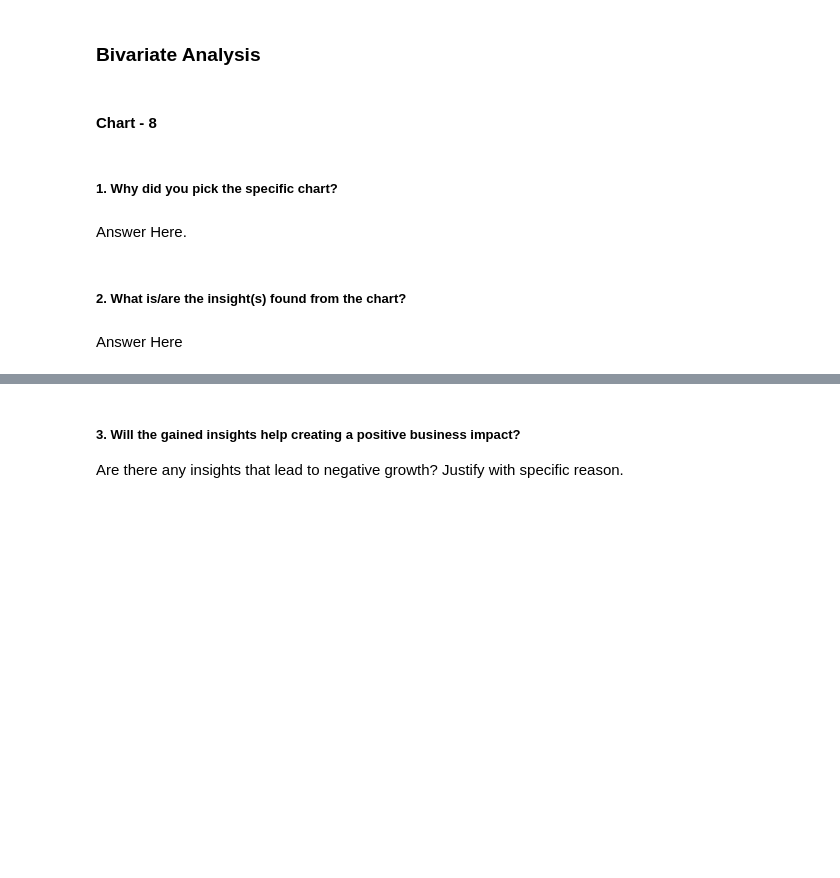
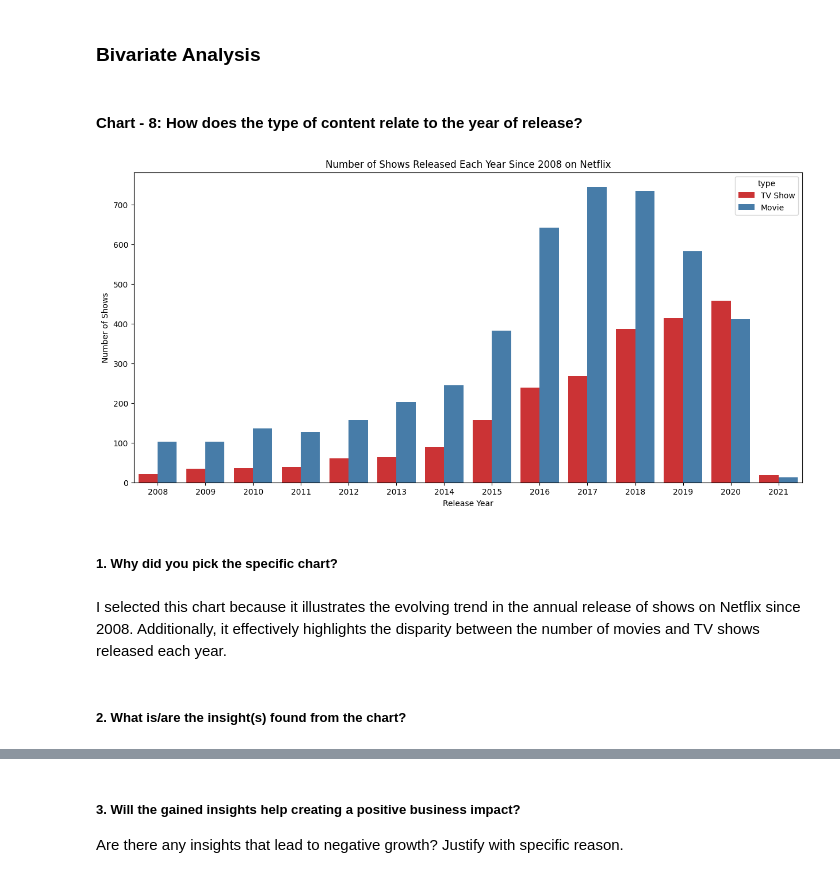
Before and after one commit to DevanshA2511/Netflix-Movies-And-TV-Shows-Clustering-Project, a Jupyter notebook: Netflix_Movies_And_TV_Shows_Clustering_Project.ipynb, the cells around one changed output, grey strips where cells are left out. Saved outputs shown, nothing was run; the diff lists cells and outputs as text; code cells hidden in the pictures; blank space fills up the shorter version.

```diff
--- a/Netflix_Movies_And_TV_Shows_Clustering_Project.ipynb
+++ b/Netflix_Movies_And_TV_Shows_Clustering_Project.ipynb
@@ -609,5 +609,3 @@ Are there any insights that lead to negative growth? Justify with specific reaso
 These insights could aid in shaping decisions regarding content creation and procurement, as they furnish valuable information about Netflix's most renowned directors and their previous contributions.
 # %% [markdown]
 ### **Bivariate Analysis**
-# %% [markdown]
-#### Chart - 8
@@ -616,8 +612,28 @@ These insights could aid in shaping decisions regarding content creation and pro
+# %% [markdown]
+#### Chart - 8: How does the type of content relate to the year of release?
+# %%
+# Chart - 8 visualization code
+# Creating a filtered DataFrame with release years greater than or equal to 2008
+filtered_df = df[df['release_year'] >= 2008]
+
+# Creating a figure for the plot with a specific size
+plt.figure(figsize=(15, 7))
+
+# Using seaborn's countplot to visualize the relationship between release year and content type
+sns.countplot(x='release_year', data=filtered_df, hue='type', order=range(2008, 2022), palette='Set1')
+
+# Adding labels and a title to the chart
+plt.xlabel('Release Year')
+plt.ylabel('Number of Shows')
+plt.title('Number of Shows Released Each Year Since 2008 on Netflix')
+
+# Displaying the plot
+plt.show()
+# %% [output]
+[figure, added]
 # %% [markdown]
 ##### 1. Why did you pick the specific chart?
-# %% [markdown]
-Answer Here.
+# %% [markdown]
+I selected this chart because it illustrates the evolving trend in the annual release of shows on Netflix since 2008. Additionally, it effectively highlights the disparity between the number of movies and TV shows released each year.
 # %% [markdown]
 ##### 2. What is/are the insight(s) found from the chart?
-# %% [markdown]
-Answer Here
```
Also changed, not shown: parts of 44 cells of this notebook.
